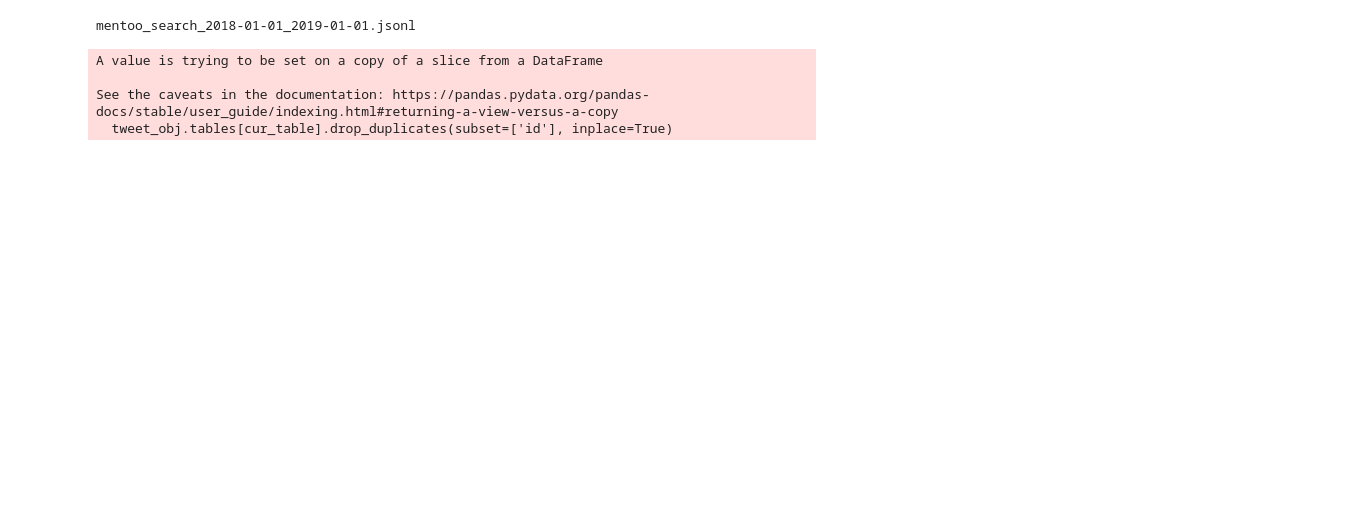
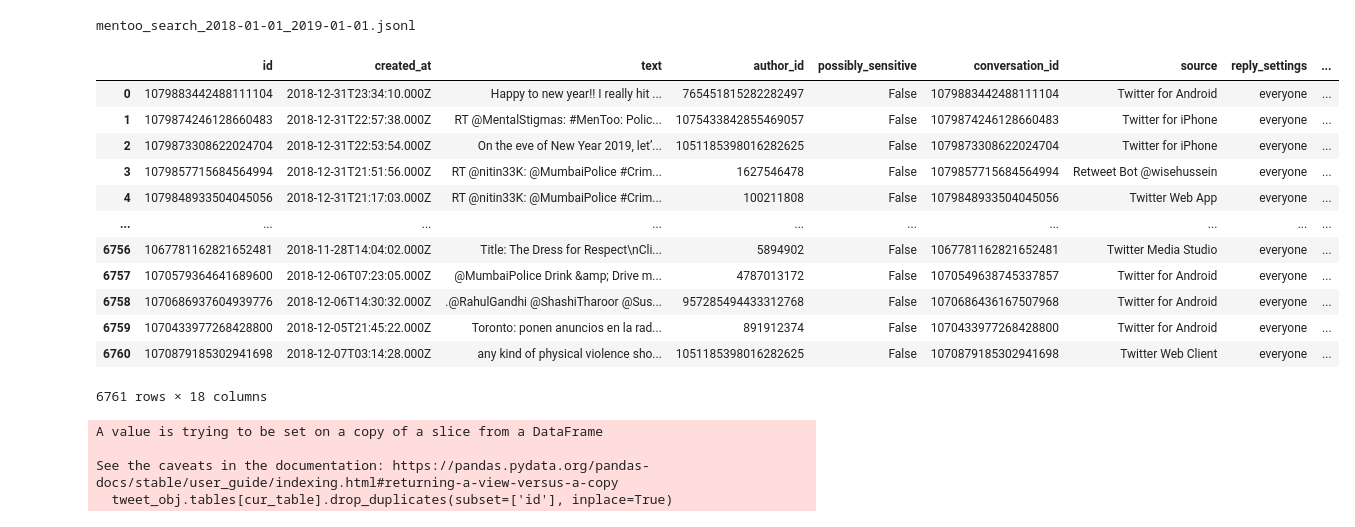
Before and after one commit to unna97/twarc2_to_sql, a Jupyter notebook: test.ipynb, the cells around one changed output. Saved outputs shown, nothing was run; the diff lists cells and outputs as text; code cells hidden in the pictures; blank space fills up the shorter version.

```diff
--- a/test.ipynb
+++ b/test.ipynb
@@ -24,6 +24,22 @@ engine = sa.create_engine(database_url, pool_pre_ping=True)
 tweet_obj = get_files_and_insert()
 # %% [output]
 mentoo_search_2018-01-01_2019-01-01.jsonl
+# %%
+tweet_obj.tables['tweet_data']
+# %% [output]
+|  | id | created_at | text | author_id | possibly_sensitive | conversation_id | source | reply_settings | ... |
+| 0 | 1079883442488111104 | 2018-12-31T23:34:10.000Z | Happy to new year!! I really hit ... | 765451815282282497 | False | 1079883442488111104 | Twitter for Android | everyone | ... |
+| 1 | 1079874246128660483 | 2018-12-31T22:57:38.000Z | RT @MentalStigmas: #MenToo: Polic... | 1075433842855469057 | False | 1079874246128660483 | Twitter for iPhone | everyone | ... |
+| 2 | 1079873308622024704 | 2018-12-31T22:53:54.000Z | On the eve of New Year 2019, let’... | 1051185398016282625 | False | 1079873308622024704 | Twitter for iPhone | everyone | ... |
+| 3 | 1079857715684564994 | 2018-12-31T21:51:56.000Z | RT @nitin33K: @MumbaiPolice #Crim... | 1627546478 | False | 1079857715684564994 | Retweet Bot @wisehussein | everyone | ... |
+| 4 | 1079848933504045056 | 2018-12-31T21:17:03.000Z | RT @nitin33K: @MumbaiPolice #Crim... | 100211808 | False | 1079848933504045056 | Twitter Web App | everyone | ... |
+| ... | ... | ... | ... | ... | ... | ... | ... | ... | ... |
+| 6756 | 1067781162821652481 | 2018-11-28T14:04:02.000Z | Title: The Dress for Respect\nCli... | 5894902 | False | 1067781162821652481 | Twitter Media Studio | everyone | ... |
+| 6757 | 1070579364641689600 | 2018-12-06T07:23:05.000Z | @MumbaiPolice Drink &amp; Drive m... | 4787013172 | False | 1070549638745337857 | Twitter for Android | everyone | ... |
+| 6758 | 1070686937604939776 | 2018-12-06T14:30:32.000Z | .@RahulGandhi @ShashiTharoor @Sus... | 957285494433312768 | False | 1070686436167507968 | Twitter for Android | everyone | ... |
+| 6759 | 1070433977268428800 | 2018-12-05T21:45:22.000Z | Toronto: ponen anuncios en la rad... | 891912374 | False | 1070433977268428800 | Twitter for Android | everyone | ... |
+| 6760 | 1070879185302941698 | 2018-12-07T03:14:28.000Z | any kind of physical violence sho... | 1051185398016282625 | False | 1070879185302941698 | Twitter Web Client | everyone | ... |
+6761 rows × 18 columns
 # %%
 tweet_obj.tables[cur_table].drop_duplicates(subset=['id'], inplace=True)
 # %% [output]
```
Also changed, not shown: parts of 1 cell of this notebook, 2 other files.
